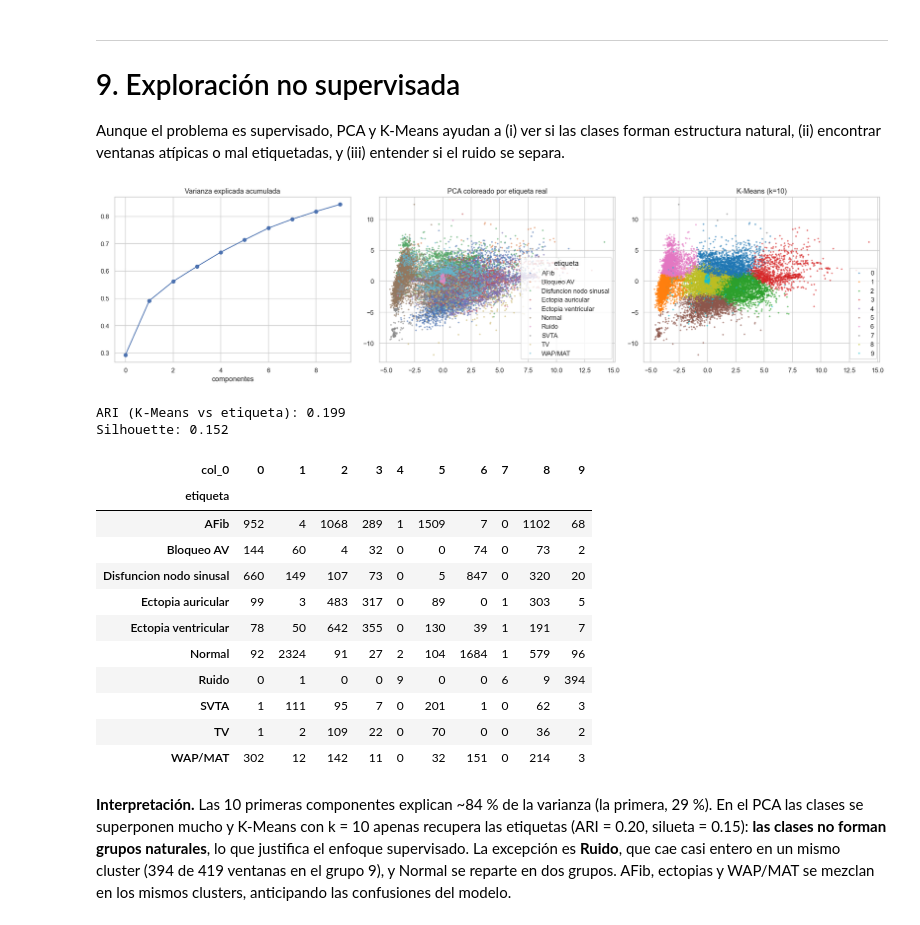
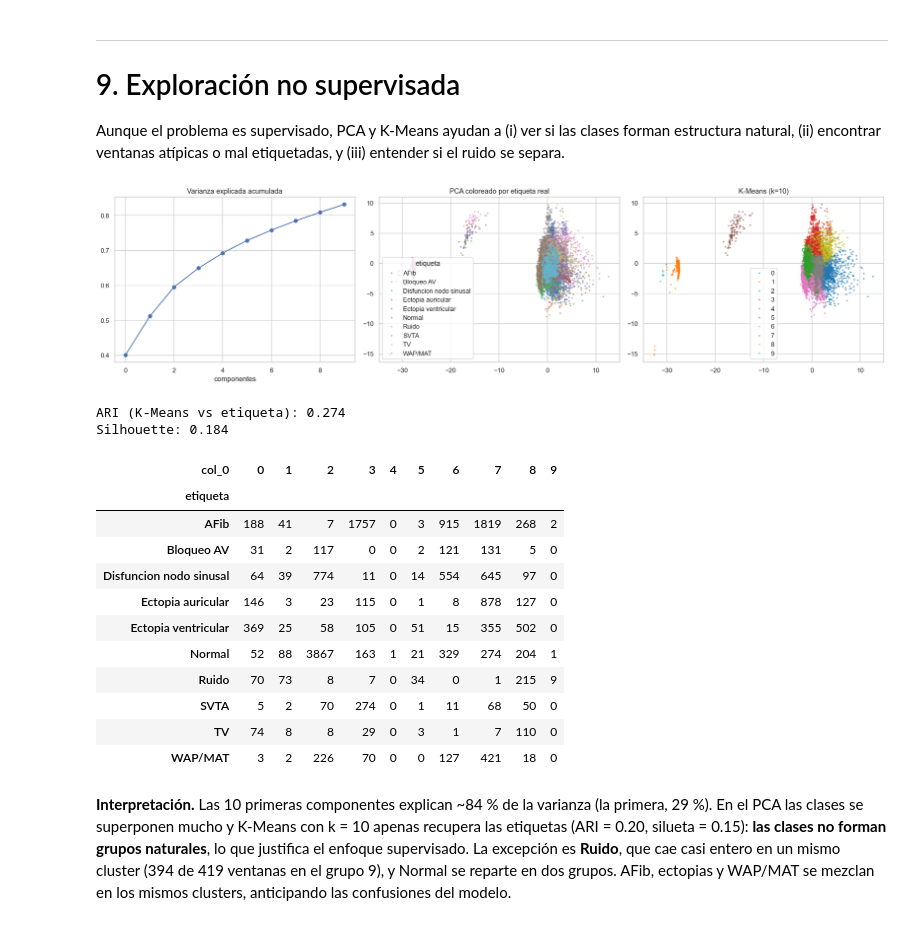
Before and after one commit to Jjes07/FundamentosML-Final, a Jupyter notebook: model_development.ipynb, the cells around one changed output. Cells and saved outputs as stored; diff of their text form; code cells hidden in the pictures.

```diff
--- a/model_development.ipynb
+++ b/model_development.ipynb
@@ -403,7 +412,26 @@ Decisiones de preprocesamiento (todas se documentan para la presentación):
 # %%
-# 1) Quitar filas que no son latidos: marcadores Start/End de mala calidad y filas sin tipo ni ritmo
-es_marcador = ann["beat_type"].isin(["Start", "End"]) | (ann["beat_type"].isna() & ann["rhythm_label"].isna())
+# 1) Quitar filas que no son latidos:
+#    - marcadores con beat_type "Start"/"End"
+#    - filas sin tipo de latido fuera del ruido (casi todas marcan inicio o fin de un tramo de mala calidad).
+#      En v0 solo se quitaban las que además no tenían ritmo; las demás se contaban como latidos y creaban RR falsos.
+#    Las filas de Ruido se conservan: no tienen tipo de latido, pero delimitan en el tiempo los tramos de ruido.
+es_marcador = ann["beat_type"].isin(["Start", "End"]) | (ann["beat_type"].isna() & ann["rhythm_label"].ne("Noise"))
+marcadores = ann[es_marcador]
 print(f"Filas marcadoras descartadas: {es_marcador.sum()}")
+print("  con ritmo asignado (antes se contaban como latidos):", marcadores.rhythm_label.notna().sum())
+print("  con marca Start/End en bad_signal_quality_label:", marcadores.bad_signal_quality_label.notna().sum())
+
+# Evidencia de por qué no son latidos: distancia de cada marcador al latido real más cercano del mismo caso
+dist = []
+for cid, g in ann.groupby("case_id"):
+    t_lat = np.sort(g.loc[g.beat_type.notna() & ~g.beat_type.isin(["Start", "End"]), "time_second"].values)
+    t_mk = g.loc[es_marcador.loc[g.index] & g.rhythm_label.notna(), "time_second"].values
+    if len(t_lat) > 1 and len(t_mk):
+        j = np.searchsorted(t_lat, t_mk).clip(1, len(t_lat) - 1)
+        dist.append(np.minimum(np.abs(t_lat[j] - t_mk), np.abs(t_lat[j - 1] - t_mk)))
+if dist:
+    print("  distancia al latido real más cercano (s), percentiles 5/25/50/75/95:",
+          np.percentile(np.concatenate(dist), [5, 25, 50, 75, 95]).round(3))
 ann = ann[~es_marcador].copy()
 
 # 2) Ordenar, quitar duplicados exactos y normalizar los nombres de ritmo
@@ -417,6 +445,10 @@ print(f"Latidos sin etiqueta de ritmo: {faltan.sum()} (se rellenan con el vecino
 ann.loc[faltan, "ritmo"] = np.nan
 ann["ritmo"] = ann.groupby("case_id")["ritmo"].transform(lambda s: s.ffill().bfill())
 
+# 4) Agregar el paciente (subjectid): un paciente puede tener varias cirugías (case_id)
+ann = ann.merge(meta[["case_id", "subjectid"]], on="case_id", how="left")
+print(f"Casos: {ann.case_id.nunique()} | pacientes: {ann.subjectid.nunique()}")
+
 sin_mapa = ann.loc[ann["ritmo"].isin(["Otro"]), "rhythm_label"].value_counts()
 print("Etiquetas sin mapear:", sin_mapa.to_dict() if len(sin_mapa) else "ninguna")
 print("Filas finales:", len(ann))
@@ -924,38 +1024,40 @@ pd.DataFrame(pares, columns=["var_a", "var_b", "rho"])
 
 Aunque el problema es supervisado, PCA y K-Means ayudan a (i) ver si las clases forman estructura natural, (ii) encontrar ventanas atípicas o mal etiquetadas, y (iii) entender si el ruido se separa.
 # %%
-Xs = Pipeline([("imp", SimpleImputer(strategy="median")), ("sc", StandardScaler())]).fit_transform(datos[COLS])
+# Para graficar y agrupar se usa la misma muestra recortada que se usa para entrenar (clases visibles y menos cómputo)
+datos_vis = tope(datos)
+Xs = Pipeline([("imp", SimpleImputer(strategy="constant", fill_value=-1)), ("sc", StandardScaler())]).fit_transform(datos_vis[COLS])
 pca = PCA(n_components=min(10, len(COLS)), random_state=SEMILLA).fit(Xs)
 Z = pca.transform(Xs)
 
 fig, ax = plt.subplots(1, 3, figsize=(19, 5))
 ax[0].plot(np.cumsum(pca.explained_variance_ratio_), "o-"); ax[0].set_title("Varianza explicada acumulada"); ax[0].set_xlabel("componentes")
-sns.scatterplot(x=Z[:, 0], y=Z[:, 1], hue=datos.etiqueta, s=8, alpha=.6, ax=ax[1], linewidth=0); ax[1].set_title("PCA coloreado por etiqueta real")
-k = datos.etiqueta.nunique()
+sns.scatterplot(x=Z[:, 0], y=Z[:, 1], hue=datos_vis.etiqueta, s=8, alpha=.6, ax=ax[1], linewidth=0); ax[1].set_title("PCA coloreado por etiqueta real")
+k = datos_vis.etiqueta.nunique()
 km = KMeans(n_clusters=k, n_init=10, random_state=SEMILLA).fit(Xs)
 sns.scatterplot(x=Z[:, 0], y=Z[:, 1], hue=km.labels_, palette="tab10", s=8, alpha=.6, ax=ax[2], linewidth=0); ax[2].set_title(f"K-Means (k={k})")
 plt.tight_layout(); plt.savefig(FIGURAS / "no_supervisado_pca.png"); plt.show()
 
 from sklearn.metrics import adjusted_rand_score, silhouette_score
-print("ARI (K-Means vs etiqueta):", round(adjusted_rand_score(datos.etiqueta, km.labels_), 3))
+print("ARI (K-Means vs etiqueta):", round(adjusted_rand_score(datos_vis.etiqueta, km.labels_), 3))
 print("Silhouette:", round(silhouette_score(Xs, km.labels_, sample_size=min(5000, len(Xs)), random_state=SEMILLA), 3))
-display(pd.crosstab(datos.etiqueta, km.labels_))
+display(pd.crosstab(datos_vis.etiqueta, km.labels_))
 # %% [output]
-[figure, old version]
+[figure, new version]
-ARI (K-Means vs etiqueta): 0.199
-Silhouette: 0.152
+ARI (K-Means vs etiqueta): 0.274
+Silhouette: 0.184
 | col_0 | 0 | 1 | 2 | 3 | 4 | 5 | 6 | 7 | 8 | 9 |
 | etiqueta |  |  |  |  |  |  |  |  |  |  |
-| AFib | 952 | 4 | 1068 | 289 | 1 | 1509 | 7 | 0 | 1102 | 68 |
-| Bloqueo AV | 144 | 60 | 4 | 32 | 0 | 0 | 74 | 0 | 73 | 2 |
-| Disfuncion nodo sinusal | 660 | 149 | 107 | 73 | 0 | 5 | 847 | 0 | 320 | 20 |
-| Ectopia auricular | 99 | 3 | 483 | 317 | 0 | 89 | 0 | 1 | 303 | 5 |
-| Ectopia ventricular | 78 | 50 | 642 | 355 | 0 | 130 | 39 | 1 | 191 | 7 |
-| Normal | 92 | 2324 | 91 | 27 | 2 | 104 | 1684 | 1 | 579 | 96 |
-| Ruido | 0 | 1 | 0 | 0 | 9 | 0 | 0 | 6 | 9 | 394 |
-| SVTA | 1 | 111 | 95 | 7 | 0 | 201 | 1 | 0 | 62 | 3 |
-| TV | 1 | 2 | 109 | 22 | 0 | 70 | 0 | 0 | 36 | 2 |
-| WAP/MAT | 302 | 12 | 142 | 11 | 0 | 32 | 151 | 0 | 214 | 3 |
+| AFib | 188 | 41 | 7 | 1757 | 0 | 3 | 915 | 1819 | 268 | 2 |
+| Bloqueo AV | 31 | 2 | 117 | 0 | 0 | 2 | 121 | 131 | 5 | 0 |
+| Disfuncion nodo sinusal | 64 | 39 | 774 | 11 | 0 | 14 | 554 | 645 | 97 | 0 |
+| Ectopia auricular | 146 | 3 | 23 | 115 | 0 | 1 | 8 | 878 | 127 | 0 |
+| Ectopia ventricular | 369 | 25 | 58 | 105 | 0 | 51 | 15 | 355 | 502 | 0 |
+| Normal | 52 | 88 | 3867 | 163 | 1 | 21 | 329 | 274 | 204 | 1 |
+| Ruido | 70 | 73 | 8 | 7 | 0 | 34 | 0 | 1 | 215 | 9 |
+| SVTA | 5 | 2 | 70 | 274 | 0 | 1 | 11 | 68 | 50 | 0 |
+| TV | 74 | 8 | 8 | 29 | 0 | 3 | 1 | 7 | 110 | 0 |
+| WAP/MAT | 3 | 2 | 226 | 70 | 0 | 0 | 127 | 421 | 18 | 0 |
 # %% [markdown]
 **Interpretación.** Las 10 primeras componentes explican ~84 % de la varianza (la primera, 29 %). En el PCA las clases se superponen mucho y K-Means con k = 10 apenas recupera las etiquetas (ARI = 0.20, silueta = 0.15): **las clases no forman grupos naturales**, lo que justifica el enfoque supervisado. La excepción es **Ruido**, que cae casi entero en un mismo cluster (394 de 419 ventanas en el grupo 9), y Normal se reparte en dos grupos. AFib, ectopias y WAP/MAT se mezclan en los mismos clusters, anticipando las confusiones del modelo.
 # %% [markdown]
```
Also changed, not shown: parts of 41 cells of this notebook, 21 other files.
